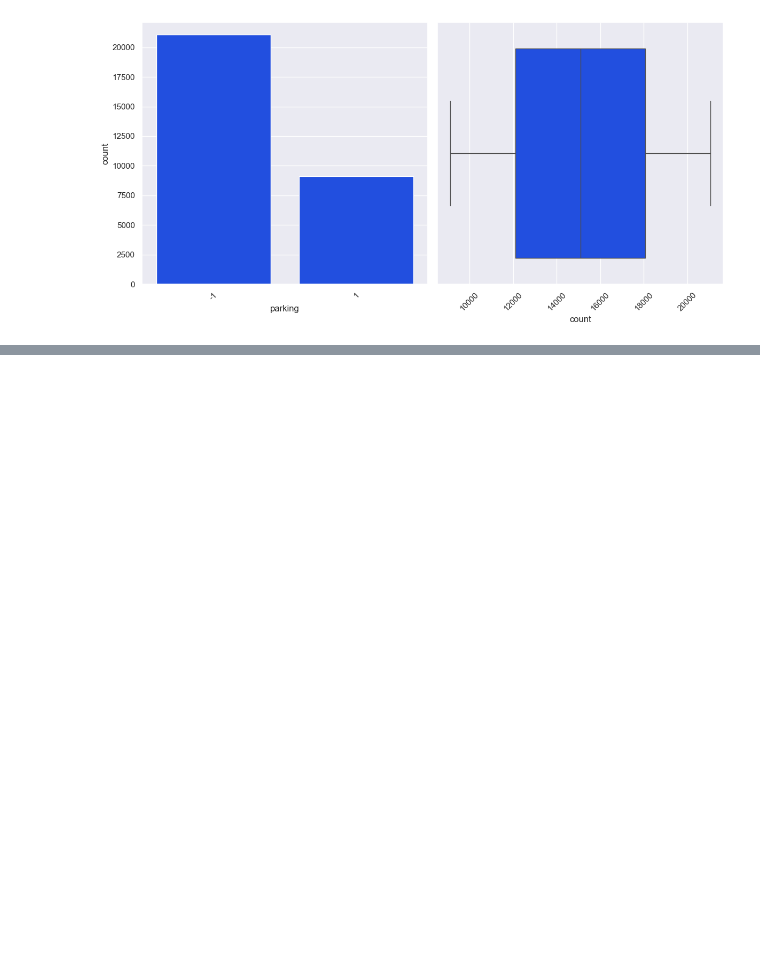
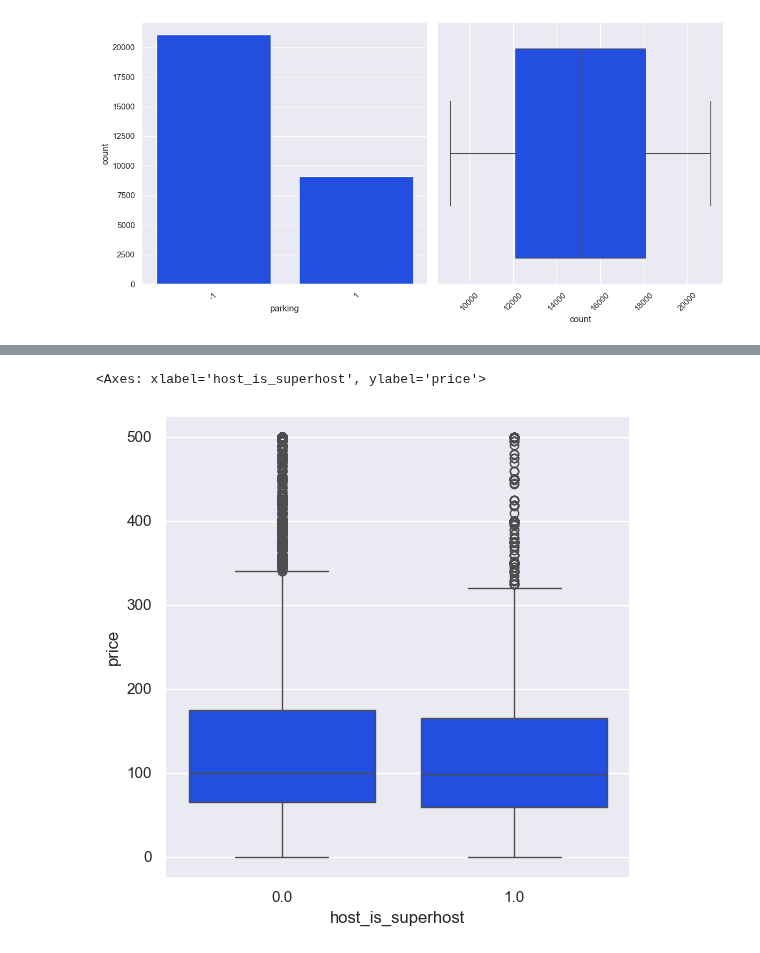
Before and after one commit to CabHug/Portfolio, a Jupyter notebook: Practicas/PRAI-AirBnB.ipynb, the cells around one changed output, grey strips where cells are left out. Saved outputs shown, nothing was run; the diff lists cells and outputs as text; code cells hidden in the pictures; blank space fills up the shorter version.

```diff
--- a/Practicas/PRAI-AirBnB.ipynb
+++ b/Practicas/PRAI-AirBnB.ipynb
@@ -370,0 +416,11 @@ None
+# %%
+fig = plt.figure(figsize=(6,6))
+
+sns.boxplot(
+    data= AB_df,
+    x='host_is_superhost',
+    y='price'
+)
+# %% [output]
+<Axes: xlabel='host_is_superhost', ylabel='price'>
+[figure, added]
```
Also changed, not shown: parts of 12 cells of this notebook.
